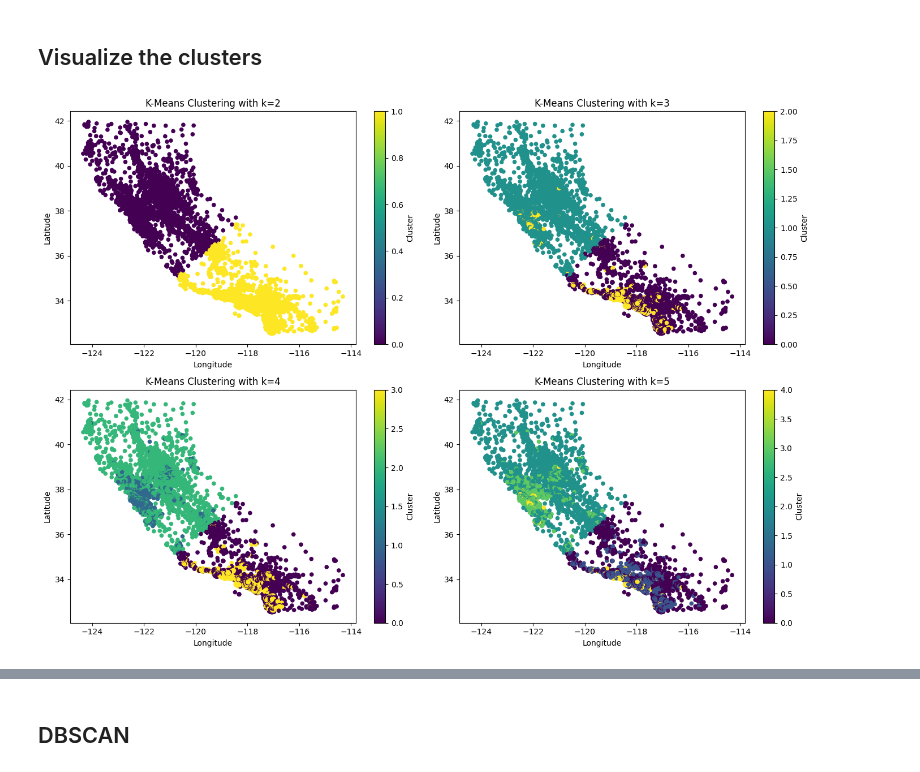
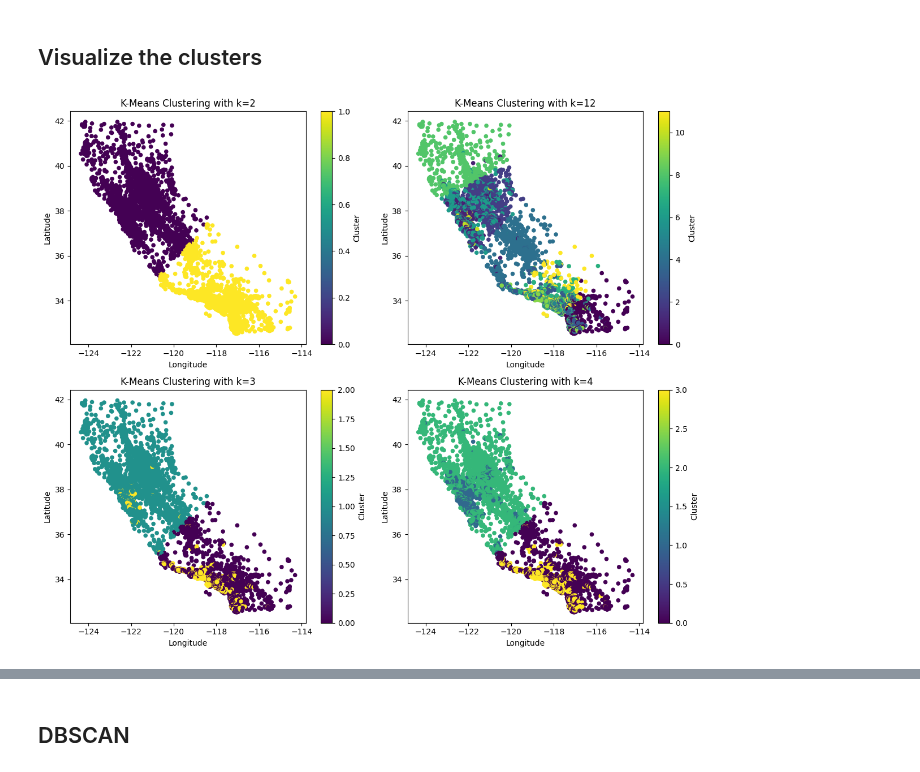
Before and after one commit to bademari/AI_ML_Lab, a Jupyter notebook: Lab 6.ipynb, the cells around one changed output, grey strips where cells are left out. Cells and saved outputs as stored; diff of their text form; code cells hidden in the pictures.

```diff
--- a/Lab 6.ipynb
+++ b/Lab 6.ipynb
@@ -48,7 +48,7 @@ from sklearn.metrics import silhouette_score
 import matplotlib.pyplot as plt
 # %%
 silhouette_scores = []
-cluster_range = range(2, 13)
+cluster_range = range(2, 15)
 
 for n_clusters in cluster_range:
     kmeans = KMeans(n_clusters=n_clusters, random_state=42)
@@ -66,0 +83,15 @@ plt.show()
+# %%
+inertia = []
+
+for k in cluster_range:
+    kmeans = KMeans(n_clusters=k, random_state=42)
+    kmeans.fit(housing_selected_scaled)
+    inertia.append(kmeans.inertia_)
+
+plt.figure(figsize=(8, 5))
+plt.plot(cluster_range, inertia, marker='o', linestyle='--')
+plt.xlabel('Number of Clusters')
+plt.ylabel('Inertia')
+plt.title('Inertia values for K-Means Clustering')
+plt.grid(True)
+plt.show()
@@ -67,24 +100,24 @@ plt.show()
 # %% [markdown]
 ## Visualize the clusters
 # %%
-k_values = [2, 3, 4, 5]
+k_values = [2,12, 3, 4]
 
 
-plt.figure(figsize=(14, 10))
+plt.figure(figsize=(12, 10))
 for i, k in enumerate(k_values, 1):
 
     kmeans = KMeans(n_clusters=k, random_state=0)
     clusters = kmeans.fit_predict(housing_selected_scaled)
 
 
     plt.subplot(2, 2, i)
     plt.scatter(housing_selected['longitude'], housing_selected['latitude'], c=clusters, cmap='viridis', s=20)
     plt.xlabel('Longitude')
     plt.ylabel('Latitude')
     plt.title(f'K-Means Clustering with k={k}')
     plt.colorbar(label='Cluster')
 
 plt.tight_layout()
 plt.show()
 # %% [output]
-[figure, old version]
+[figure, new version]
```
Also changed, not shown: parts of 14 cells of this notebook, 14 other files.
